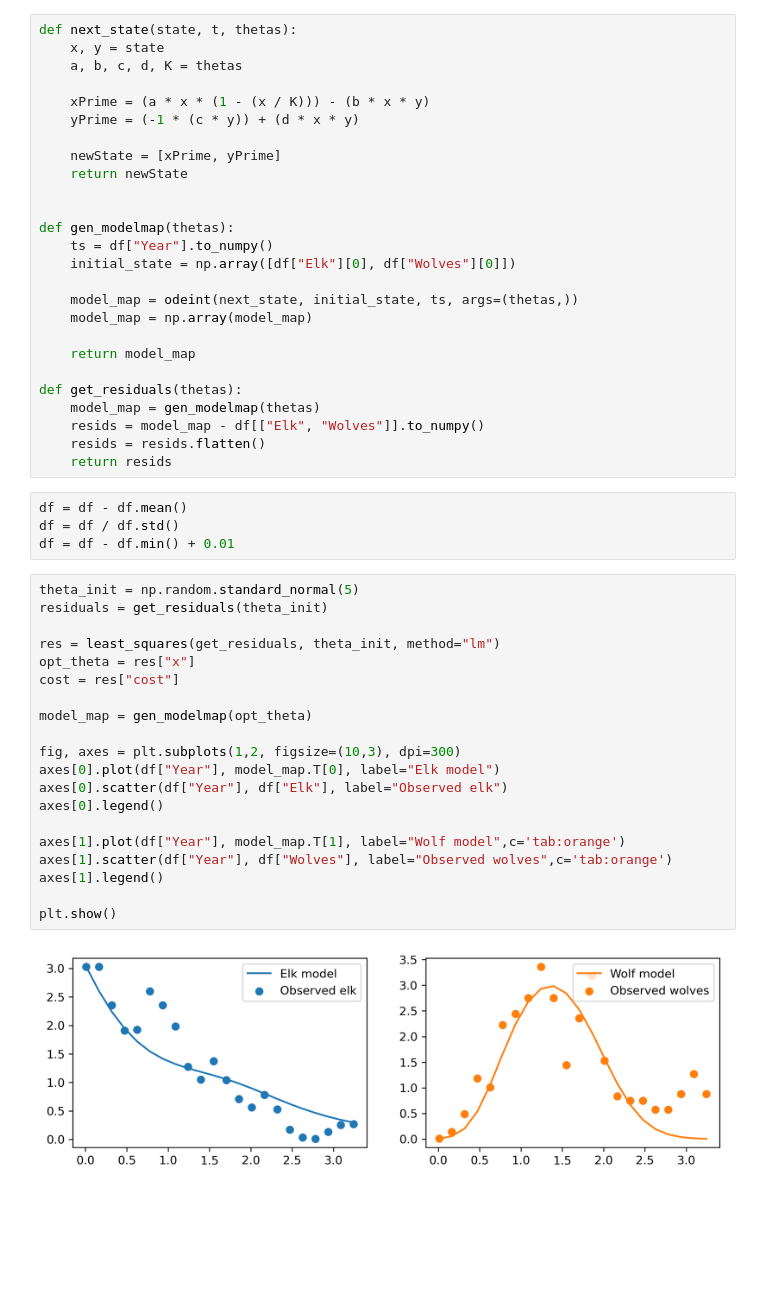
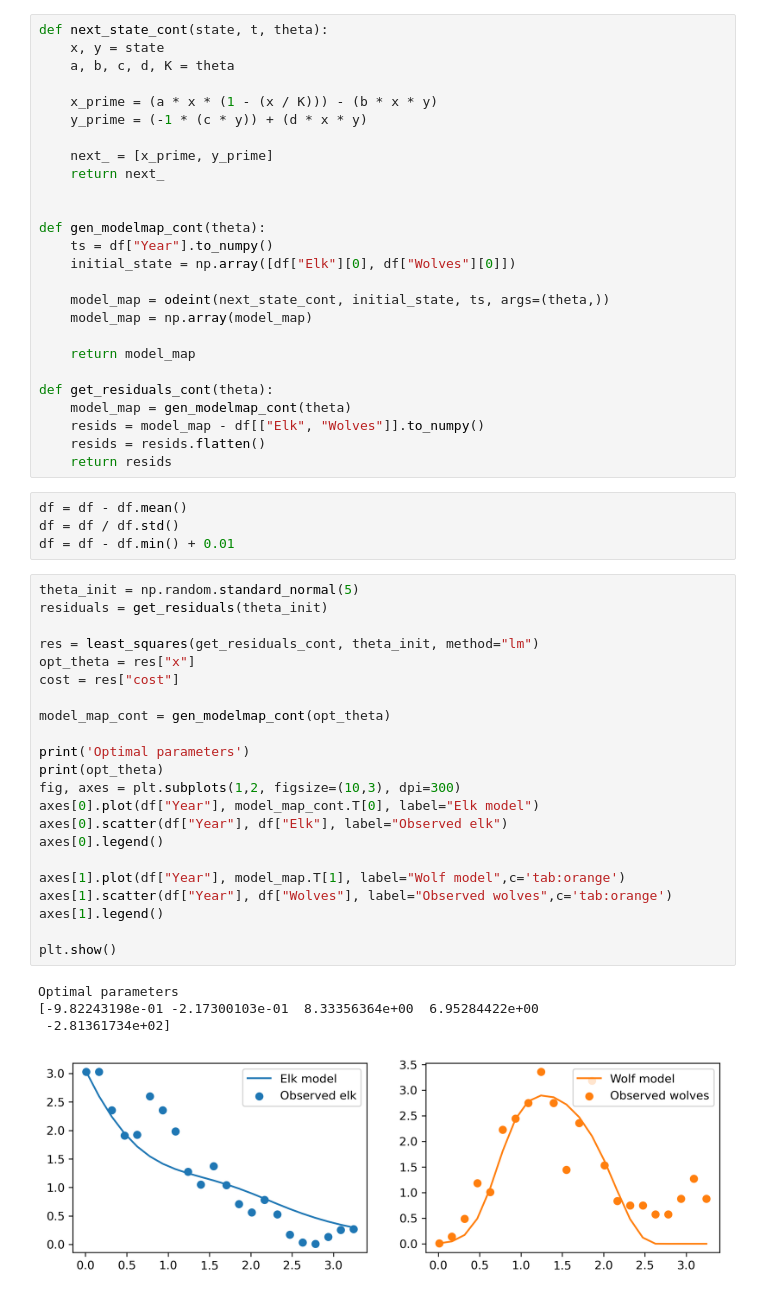
Before and after one commit to jcallahan4/cs580, a Jupyter notebook: hw7.ipynb, the cells around one changed output. Saved outputs shown, nothing was run; the diff lists cells and outputs as text; blank space fills up the shorter version.

```diff
--- a/hw7.ipynb
+++ b/hw7.ipynb
@@ -18,26 +22,26 @@ df.head()
 # %%
-def next_state(state, t, thetas):
+def next_state_cont(state, t, theta):
     x, y = state
-    a, b, c, d, K = thetas
+    a, b, c, d, K = theta
 
-    xPrime = (a * x * (1 - (x / K))) - (b * x * y)
-    yPrime = (-1 * (c * y)) + (d * x * y)
+    x_prime = (a * x * (1 - (x / K))) - (b * x * y)
+    y_prime = (-1 * (c * y)) + (d * x * y)
 
-    newState = [xPrime, yPrime]
-    return newState
+    next_ = [x_prime, y_prime]
+    return next_
 
 
-def gen_modelmap(thetas):
+def gen_modelmap_cont(theta):
     ts = df["Year"].to_numpy()
     initial_state = np.array([df["Elk"][0], df["Wolves"][0]])
 
-    model_map = odeint(next_state, initial_state, ts, args=(thetas,))
+    model_map = odeint(next_state_cont, initial_state, ts, args=(theta,))
     model_map = np.array(model_map)
 
     return model_map
 
-def get_residuals(thetas):
-    model_map = gen_modelmap(thetas)
+def get_residuals_cont(theta):
+    model_map = gen_modelmap_cont(theta)
     resids = model_map - df[["Elk", "Wolves"]].to_numpy()
     resids = resids.flatten()
     return resids
@@ -48,22 +52,27 @@ df = df - df.min() + 0.01
 # %%
 theta_init = np.random.standard_normal(5)
 residuals = get_residuals(theta_init)
 
-res = least_squares(get_residuals, theta_init, method="lm")
+res = least_squares(get_residuals_cont, theta_init, method="lm")
 opt_theta = res["x"]
 cost = res["cost"]
 
-model_map = gen_modelmap(opt_theta)
+model_map_cont = gen_modelmap_cont(opt_theta)
 
+print('Optimal parameters')
+print(opt_theta)
 fig, axes = plt.subplots(1,2, figsize=(10,3), dpi=300)
-axes[0].plot(df["Year"], model_map.T[0], label="Elk model")
+axes[0].plot(df["Year"], model_map_cont.T[0], label="Elk model")
 axes[0].scatter(df["Year"], df["Elk"], label="Observed elk")
 axes[0].legend()
 
 axes[1].plot(df["Year"], model_map.T[1], label="Wolf model",c='tab:orange')
 axes[1].scatter(df["Year"], df["Wolves"], label="Observed wolves",c='tab:orange')
 axes[1].legend()
 
 plt.show()
 # %% [output]
+Optimal parameters
+[-9.82243198e-01 -2.17300103e-01  8.33356364e+00  6.95284422e+00
+ -2.81361734e+02]
-[figure, old version]
+[figure, new version]
```
Also changed, not shown: parts of 8 cells of this notebook.
